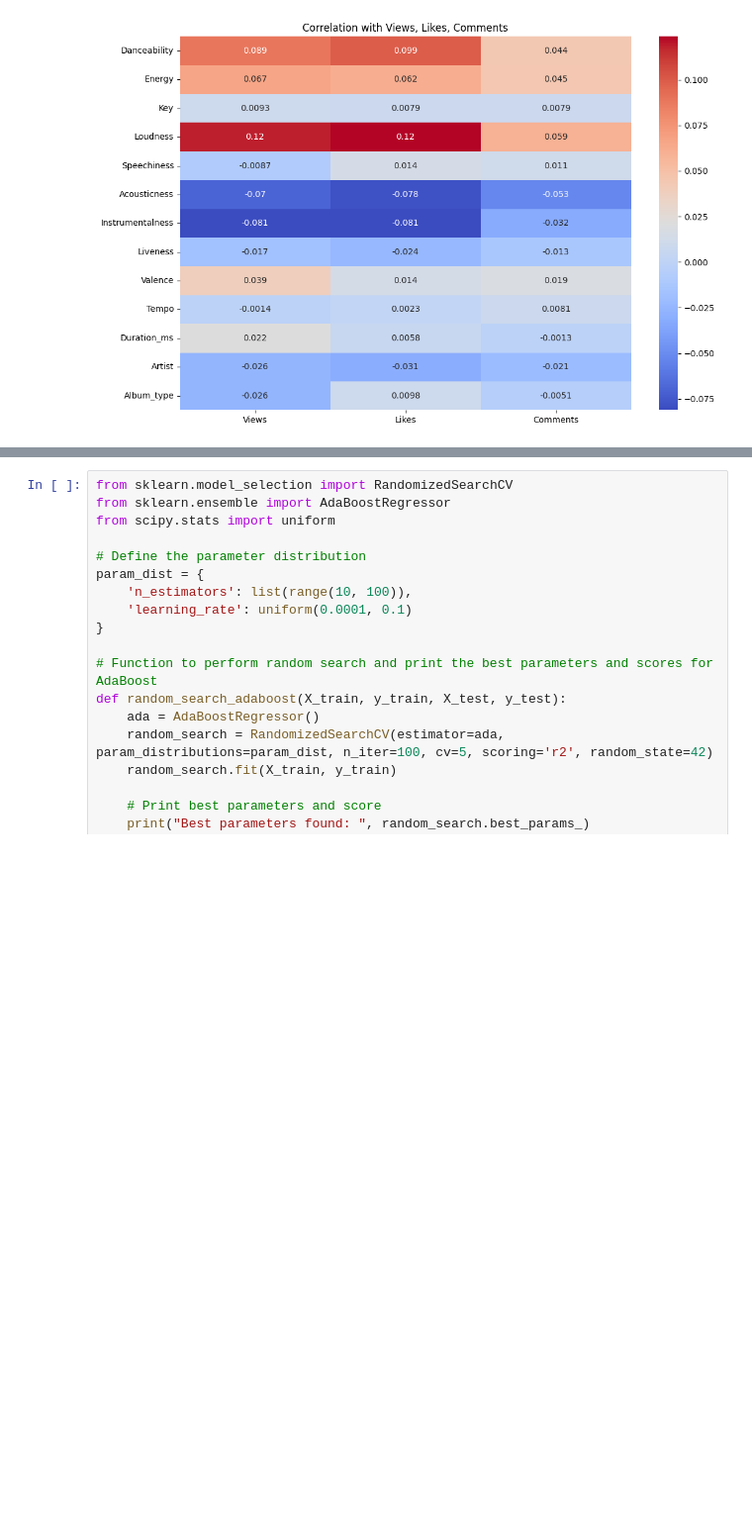
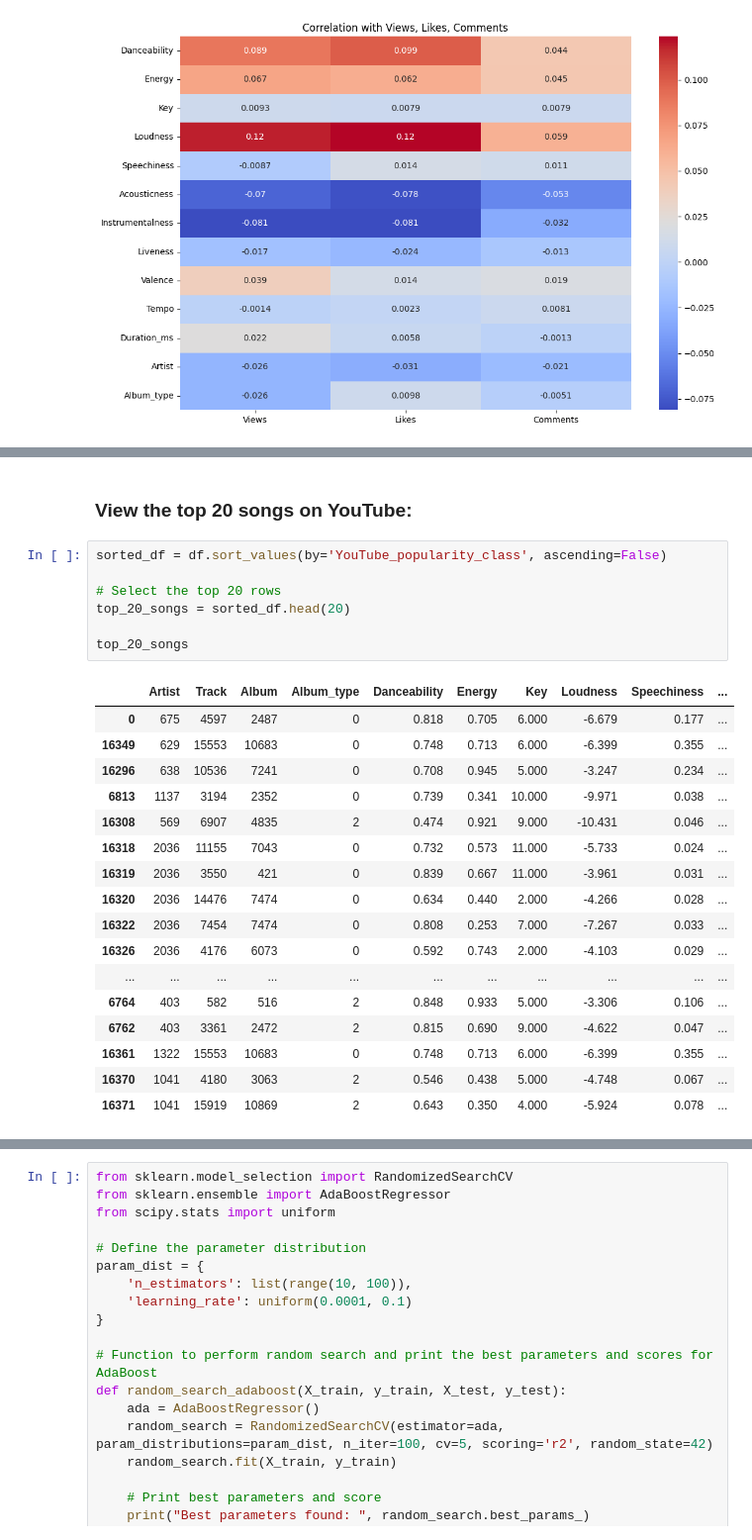
Before and after one commit to shirelzz/ML_Final_Project, a Jupyter notebook: project_main.ipynb, the cells around one changed output, grey strips where cells are left out. Shown: that part at 99% size. Saved outputs shown, nothing was run; the diff lists cells and outputs as text; blank space fills up the shorter version.

```diff
--- a/project_main.ipynb
+++ b/project_main.ipynb
@@ -224,0 +550,27 @@ plt.show()
+# %% [markdown]
+### View the top 20 songs on YouTube:
+# %%
+sorted_df = df.sort_values(by='YouTube_popularity_class', ascending=False)
+
+# Select the top 20 rows
+top_20_songs = sorted_df.head(20)
+
+top_20_songs
+# %% [output]
+|  | Artist | Track | Album | Album_type | Danceability | Energy | Key | Loudness | Speechiness | ... |
+| 0 | 675 | 4597 | 2487 | 0 | 0.818 | 0.705 | 6.000 | -6.679 | 0.177 | ... |
+| 16349 | 629 | 15553 | 10683 | 0 | 0.748 | 0.713 | 6.000 | -6.399 | 0.355 | ... |
+| 16296 | 638 | 10536 | 7241 | 0 | 0.708 | 0.945 | 5.000 | -3.247 | 0.234 | ... |
+| 6813 | 1137 | 3194 | 2352 | 0 | 0.739 | 0.341 | 10.000 | -9.971 | 0.038 | ... |
+| 16308 | 569 | 6907 | 4835 | 2 | 0.474 | 0.921 | 9.000 | -10.431 | 0.046 | ... |
+| 16318 | 2036 | 11155 | 7043 | 0 | 0.732 | 0.573 | 11.000 | -5.733 | 0.024 | ... |
+| 16319 | 2036 | 3550 | 421 | 0 | 0.839 | 0.667 | 11.000 | -3.961 | 0.031 | ... |
+| 16320 | 2036 | 14476 | 7474 | 0 | 0.634 | 0.440 | 2.000 | -4.266 | 0.028 | ... |
+| 16322 | 2036 | 7454 | 7474 | 0 | 0.808 | 0.253 | 7.000 | -7.267 | 0.033 | ... |
+| 16326 | 2036 | 4176 | 6073 | 0 | 0.592 | 0.743 | 2.000 | -4.103 | 0.029 | ... |
+| ... | ... | ... | ... | ... | ... | ... | ... | ... | ... | ... |
+| 6764 | 403 | 582 | 516 | 2 | 0.848 | 0.933 | 5.000 | -3.306 | 0.106 | ... |
+| 6762 | 403 | 3361 | 2472 | 2 | 0.815 | 0.690 | 9.000 | -4.622 | 0.047 | ... |
+| 16361 | 1322 | 15553 | 10683 | 0 | 0.748 | 0.713 | 6.000 | -6.399 | 0.355 | ... |
+| 16370 | 1041 | 4180 | 3063 | 2 | 0.546 | 0.438 | 5.000 | -4.748 | 0.067 | ... |
+| 16371 | 1041 | 15919 | 10869 | 2 | 0.643 | 0.350 | 4.000 | -5.924 | 0.078 | ... |
```
Also changed, not shown: parts of 30 cells of this notebook.
